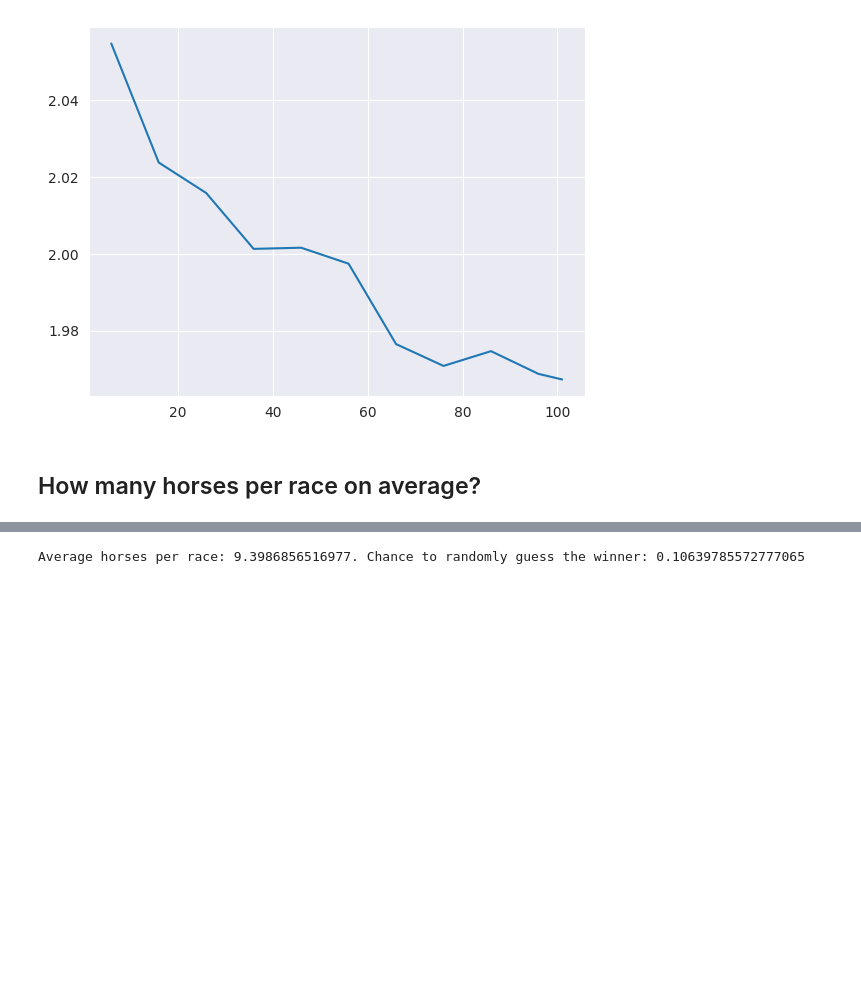
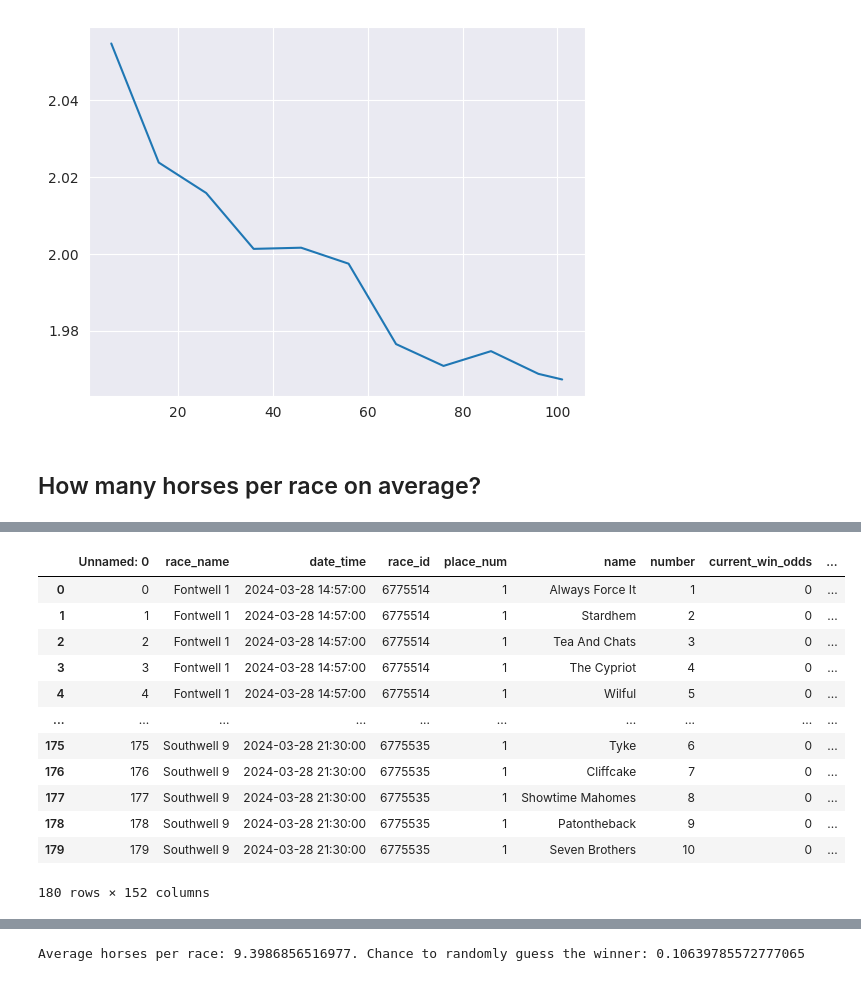
Before and after one commit to Dateb/WageringSystem, a Jupyter notebook: notebooks/EDA.ipynb, the cells around one changed output, grey strips where cells are left out. Saved outputs shown, nothing was run; the diff lists cells and outputs as text; code cells hidden in the pictures; blank space fills up the shorter version.

```diff
--- a/notebooks/EDA.ipynb
+++ b/notebooks/EDA.ipynb
@@ -114,0 +104,20 @@ year-month
+# %%
+import pandas as pd
+
+races_df = pd.read_csv('../data/samples/latest_live_sample.csv')
+
+races_df
+# %% [output]
+|  | Unnamed: 0 | race_name | date_time | race_id | place_num | name | number | current_win_odds | ... |
+| 0 | 0 | Fontwell 1 | 2024-03-28 14:57:00 | 6775514 | 1 | Always Force It | 1 | 0 | ... |
+| 1 | 1 | Fontwell 1 | 2024-03-28 14:57:00 | 6775514 | 1 | Stardhem | 2 | 0 | ... |
+| 2 | 2 | Fontwell 1 | 2024-03-28 14:57:00 | 6775514 | 1 | Tea And Chats | 3 | 0 | ... |
+| 3 | 3 | Fontwell 1 | 2024-03-28 14:57:00 | 6775514 | 1 | The Cypriot | 4 | 0 | ... |
+| 4 | 4 | Fontwell 1 | 2024-03-28 14:57:00 | 6775514 | 1 | Wilful | 5 | 0 | ... |
+| ... | ... | ... | ... | ... | ... | ... | ... | ... | ... |
+| 175 | 175 | Southwell 9 | 2024-03-28 21:30:00 | 6775535 | 1 | Tyke | 6 | 0 | ... |
+| 176 | 176 | Southwell 9 | 2024-03-28 21:30:00 | 6775535 | 1 | Cliffcake | 7 | 0 | ... |
+| 177 | 177 | Southwell 9 | 2024-03-28 21:30:00 | 6775535 | 1 | Showtime Mahomes | 8 | 0 | ... |
+| 178 | 178 | Southwell 9 | 2024-03-28 21:30:00 | 6775535 | 1 | Patontheback | 9 | 0 | ... |
+| 179 | 179 | Southwell 9 | 2024-03-28 21:30:00 | 6775535 | 1 | Seven Brothers | 10 | 0 | ... |
+180 rows × 152 columns
```
Also changed, not shown: parts of 5 cells of this notebook, 31 other files.
